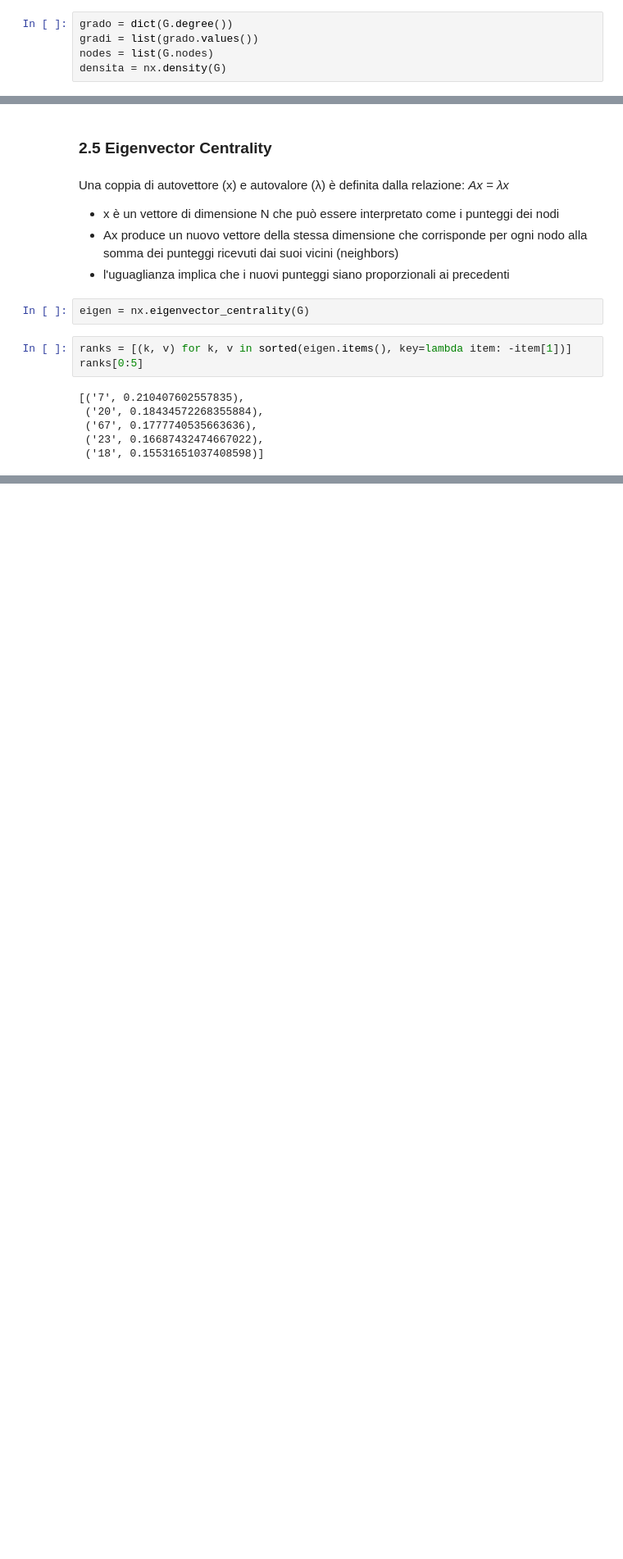
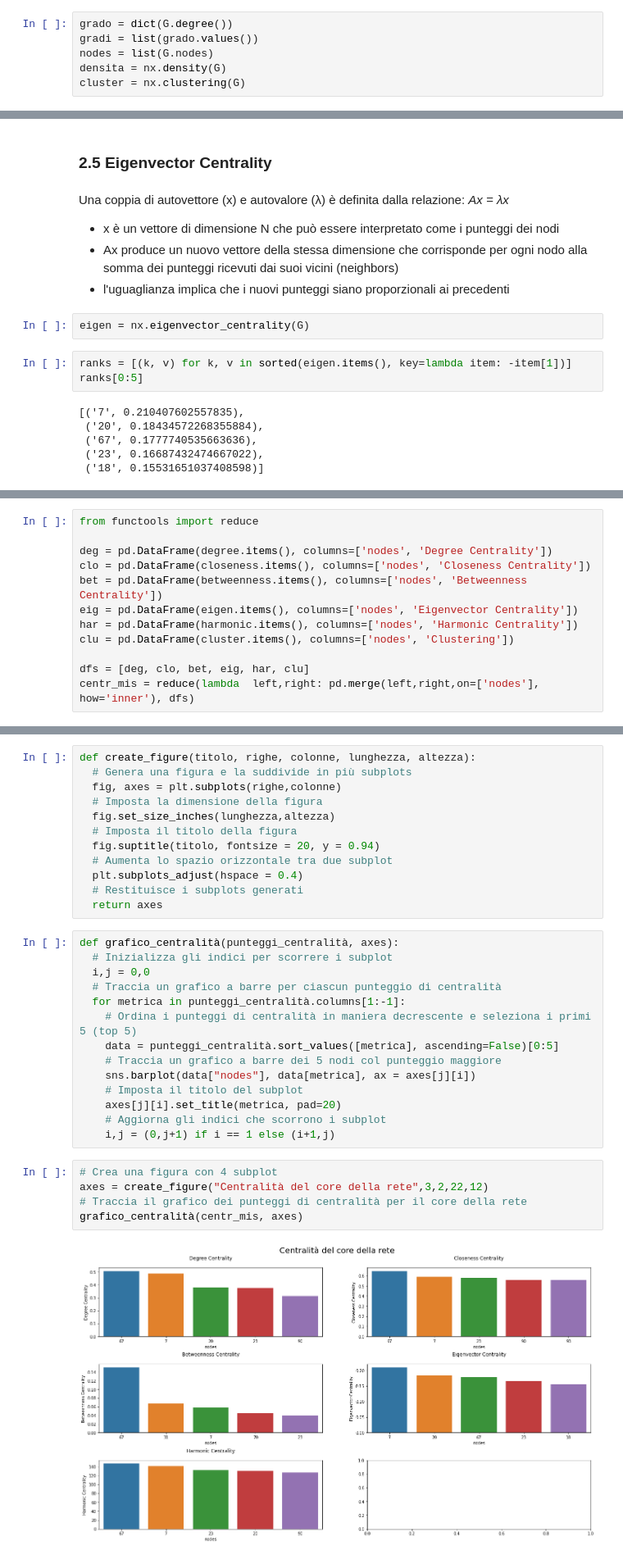
Before and after one commit to Badar97/Progetto_DataScience, a Jupyter notebook: 3-NetworkX/SocialNetworkAnalysis.ipynb, the cells around one changed output, grey strips where cells are left out. Shown at 82% size. Saved outputs shown, nothing was run; the diff lists cells and outputs as text; blank space fills up the shorter version.

```diff
--- a/3-NetworkX/SocialNetworkAnalysis.ipynb
+++ b/3-NetworkX/SocialNetworkAnalysis.ipynb
@@ -53,6 +53,7 @@ grado = dict(G.degree())
 gradi = list(grado.values())
 nodes = list(G.nodes)
 densita = nx.density(G)
+cluster = nx.clustering(G)
 # %%
 print("NODES: ", len(G.nodes))
 print("EDGES: ", len(G.edges))
@@ -255,0 +261,12 @@ draw(G, pos, eigen, 'Eigenvector Centrality')
+# %%
+from functools import reduce
+
+deg = pd.DataFrame(degree.items(), columns=['nodes', 'Degree Centrality'])
+clo = pd.DataFrame(closeness.items(), columns=['nodes', 'Closeness Centrality'])
+bet = pd.DataFrame(betweenness.items(), columns=['nodes', 'Betweenness Centrality'])
+eig = pd.DataFrame(eigen.items(), columns=['nodes', 'Eigenvector Centrality'])
+har = pd.DataFrame(harmonic.items(), columns=['nodes', 'Harmonic Centrality'])
+clu = pd.DataFrame(cluster.items(), columns=['nodes', 'Clustering'])
+
+dfs = [deg, clo, bet, eig, har, clu]
+centr_mis = reduce(lambda  left,right: pd.merge(left,right,on=['nodes'], how='inner'), dfs)
@@ -255,0 +289,33 @@ draw(G, pos, eigen, 'Eigenvector Centrality')
+# %%
+def create_figure(titolo, righe, colonne, lunghezza, altezza):
+  # Genera una figura e la suddivide in più subplots
+  fig, axes = plt.subplots(righe,colonne)
+  # Imposta la dimensione della figura
+  fig.set_size_inches(lunghezza,altezza)
+  # Imposta il titolo della figura
+  fig.suptitle(titolo, fontsize = 20, y = 0.94)
+  # Aumenta lo spazio orizzontale tra due subplot
+  plt.subplots_adjust(hspace = 0.4)
+  # Restituisce i subplots generati
+  return axes
+# %%
+def grafico_centralità(punteggi_centralità, axes):
+  # Inizializza gli indici per scorrere i subplot
+  i,j = 0,0
+  # Traccia un grafico a barre per ciascun punteggio di centralità
+  for metrica in punteggi_centralità.columns[1:-1]:
+    # Ordina i punteggi di centralità in maniera decrescente e seleziona i primi 5 (top 5)
+    data = punteggi_centralità.sort_values([metrica], ascending=False)[0:5]
+    # Traccia un grafico a barre dei 5 nodi col punteggio maggiore
+    sns.barplot(data["nodes"], data[metrica], ax = axes[j][i])
+    # Imposta il titolo del subplot
+    axes[j][i].set_title(metrica, pad=20)
+    # Aggiorna gli indici che scorrono i subplot
+    i,j = (0,j+1) if i == 1 else (i+1,j)
+# %%
+# Crea una figura con 4 subplot
+axes = create_figure("Centralità del core della rete",3,2,22,12)
+# Traccia il grafico dei punteggi di centralità per il core della rete
+grafico_centralità(centr_mis, axes)
+# %% [output]
+[figure, added]
```
Also changed, not shown: parts of 17 cells of this notebook.
